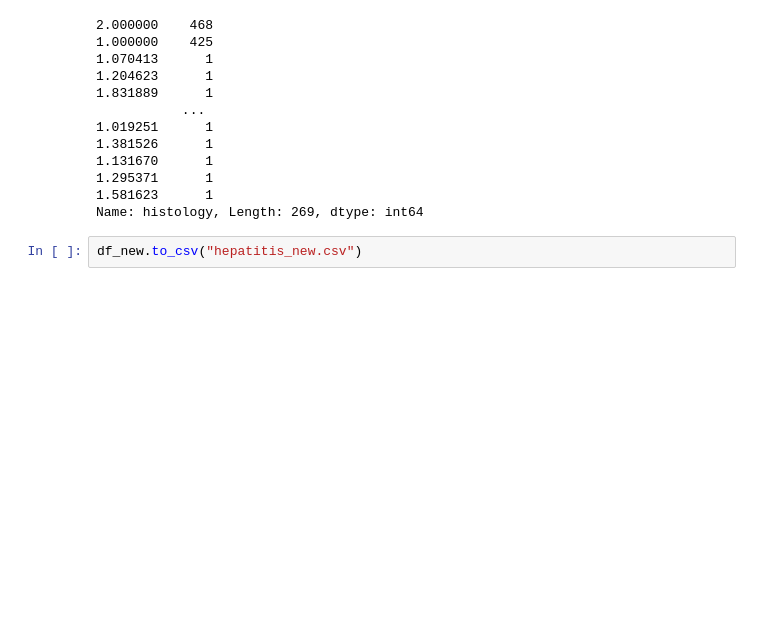
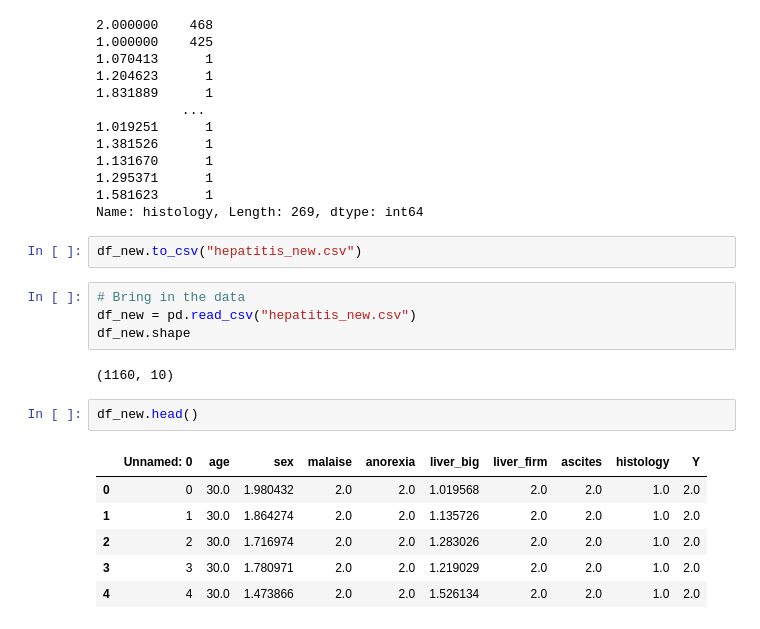
Before and after one commit to Monarene/hepatitis-b, a Jupyter notebook: test.ipynb, the cells around one changed output. Drawn from its saved outputs; the diff is of its cells as text; blank space fills up the shorter version.

Commit message:
new data

```diff
--- a/test.ipynb
+++ b/test.ipynb
@@ -365,3 +365,18 @@ df_new["histology"].value_counts()
 Name: histology, Length: 269, dtype: int64
 # %%
 df_new.to_csv("hepatitis_new.csv")
+# %%
+# Bring in the data
+df_new = pd.read_csv("hepatitis_new.csv")
+df_new.shape
+# %% [output]
+(1160, 10)
+# %%
+df_new.head()
+# %% [output]
+|  | Unnamed: 0 | age | sex | malaise | anorexia | liver_big | liver_firm | ascites | histology | Y |
+| 0 | 0 | 30.0 | 1.980432 | 2.0 | 2.0 | 1.019568 | 2.0 | 2.0 | 1.0 | 2.0 |
+| 1 | 1 | 30.0 | 1.864274 | 2.0 | 2.0 | 1.135726 | 2.0 | 2.0 | 1.0 | 2.0 |
+| 2 | 2 | 30.0 | 1.716974 | 2.0 | 2.0 | 1.283026 | 2.0 | 2.0 | 1.0 | 2.0 |
+| 3 | 3 | 30.0 | 1.780971 | 2.0 | 2.0 | 1.219029 | 2.0 | 2.0 | 1.0 | 2.0 |
+| 4 | 4 | 30.0 | 1.473866 | 2.0 | 2.0 | 1.526134 | 2.0 | 2.0 | 1.0 | 2.0 |
```
Also changed, not shown: parts of 13 cells of this notebook, 1 other file.
